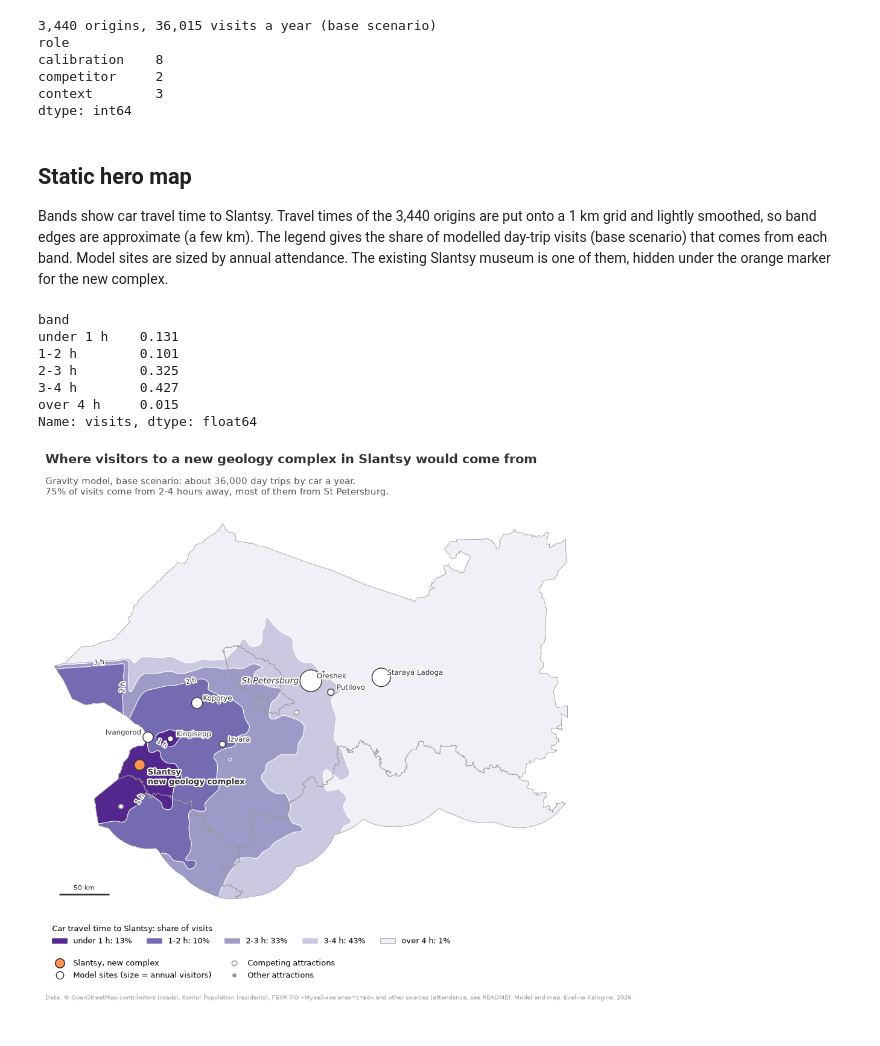
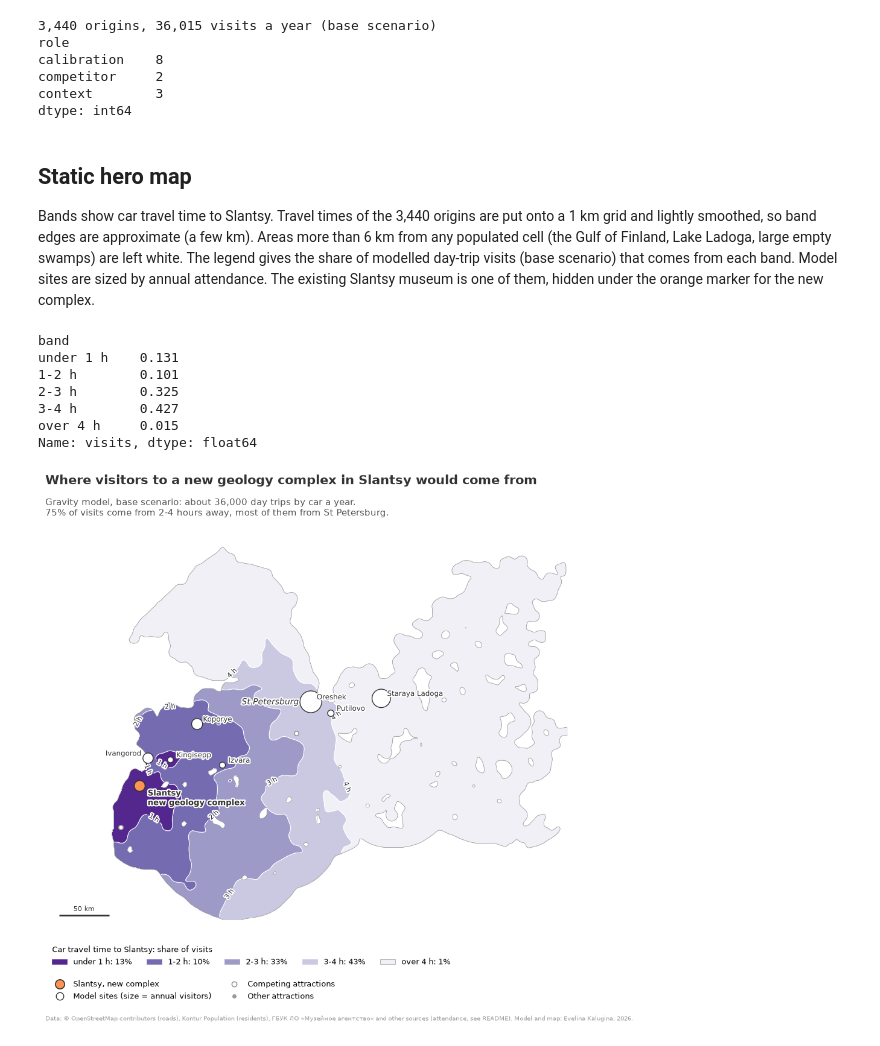
Before and after one commit to evelina-kalugina/klint-visitor-demand-model, a Jupyter notebook: notebooks/07_maps.ipynb, the cells around one changed output. Saved outputs shown, nothing was run; the diff lists cells and outputs as text; code cells hidden in the pictures.

```diff
--- a/notebooks/07_maps.ipynb
+++ b/notebooks/07_maps.ipynb
@@ -56,7 +57,7 @@ dtype: int64
 # %% [markdown]
 ## Static hero map
 
-Bands show car travel time to Slantsy. Travel times of the 3,440 origins are put onto a 1 km grid and lightly smoothed, so band edges are approximate (a few km). The legend gives the share of modelled day-trip visits (base scenario) that comes from each band. Model sites are sized by annual attendance. The existing Slantsy museum is one of them, hidden under the orange marker for the new complex.
+Bands show car travel time to Slantsy. Travel times of the 3,440 origins are put onto a 1 km grid and lightly smoothed, so band edges are approximate (a few km). Areas more than 6 km from any populated cell (the Gulf of Finland, Lake Ladoga, large empty swamps) are left white. The legend gives the share of modelled day-trip visits (base scenario) that comes from each band. Model sites are sized by annual attendance. The existing Slantsy museum is one of them, hidden under the orange marker for the new complex.
 # %%
 BANDS = [0, 60, 120, 180, 240, 10_000]
 BAND_NAMES = ["under 1 h", "1-2 h", "2-3 h", "3-4 h", "over 4 h"]
@@ -67,7 +68,7 @@ total = catch["visits"].sum()
 share = catch.groupby("band", observed=False)["visits"].sum() / total
 print(share.round(3))
 
-# travel time on a 1 km grid, smoothed, masked outside the study area
+# travel time on a 1 km grid, smoothed
 xmin, ymin, xmax, ymax = study.total_bounds
 STEP = 1_000
 gx, gy = np.meshgrid(np.arange(xmin, xmax, STEP), np.arange(ymin, ymax, STEP))
@@ -75,7 +76,12 @@ pts = catch[["x", "y"]].to_numpy()
 tt = griddata(pts, catch["time_min"], (gx, gy), method="linear")
 tt = np.where(np.isnan(tt), griddata(pts, catch["time_min"], (gx, gy), method="nearest"), tt)
 tt = gaussian_filter(tt, sigma=3)
-tt = np.ma.masked_where(~shapely.contains_xy(study.union_all(), gx, gy), tt)
+
+# keep only land near populated cells: drops the gulf, Ladoga and empty swamps
+dist, _ = cKDTree(pts).query(np.c_[gx.ravel(), gy.ravel()])
+populated = (dist.reshape(gx.shape) <= 6_000) & shapely.contains_xy(study.union_all(), gx, gy)
+land = gaussian_filter(populated.astype(float), sigma=2)
+tt = np.ma.masked_where(land < 0.5, tt)
 
 fig, ax = plt.subplots(figsize=(10, 9.5))
 fig.subplots_adjust(left=0.03, right=0.97, top=0.86, bottom=0.17)
@@ -85,7 +91,7 @@ cs = ax.contour(gx, gy, tt, levels=BANDS[1:-1], colors="white", linewidths=0.8,
 for txt in ax.clabel(cs, fmt=lambda v: f"{v / 60:.0f} h", fontsize=8, inline=True):
     txt.set_color(DARK)
     txt.set_path_effects(HALO)
-study.boundary.plot(ax=ax, color=GREY, linewidth=0.6, zorder=3)
+ax.contour(gx, gy, land, levels=[0.5], colors=GREY, linewidths=0.6, zorder=3)
 
 others = attractions[attractions["name_en"] != NEW_SITE_PROXY]
 ctx = others[others["role"] == "context"]
@@ -141,31 +147,31 @@ fig.legend(handles=band_handles, title="Car travel time to Slantsy: share of vis
 
 site_handles = [
     Line2D([0], [0], marker="o", ls="", markersize=11, markerfacecolor=ORANGE,
            markeredgecolor=DARK, markeredgewidth=1.2, label="Slantsy, new complex"),
     Line2D([0], [0], marker="o", ls="", markersize=9, markerfacecolor="white",
            markeredgecolor=DARK, label="Model sites (size = annual visitors)"),
     Line2D([0], [0], marker="o", ls="", markersize=6, markerfacecolor="white",
            markeredgecolor=GREY, markeredgewidth=1.2, label="Competing attractions"),
     Line2D([0], [0], marker="o", ls="", markersize=6, markerfacecolor=GREY,
            markeredgecolor="white", label="Other attractions"),
 ]
 fig.legend(handles=site_handles, loc="lower left", bbox_to_anchor=(0.06, 0.035), ncol=2,
            frameon=False, fontsize=9)
 
 fig.text(0.06, 0.012,
          "Data: © OpenStreetMap contributors (roads), Kontur Population (residents), "
          "ГБУК ЛО «Музейное агентство» and other sources (attendance, see README). "
          "Model and map: Evelina Kalugina, 2026.",
          fontsize=7.5, color=GREY, ha="left")
 
 fig.savefig("../figures/07_hero_map.png", dpi=200, bbox_inches="tight", facecolor="white")
 plt.show()
 # %% [output]
 band
 under 1 h    0.131
 1-2 h        0.101
 2-3 h        0.325
 3-4 h        0.427
 over 4 h     0.015
 Name: visits, dtype: float64
-[figure, old version]
+[figure, new version]
```
Also changed, not shown: parts of 1 cell of this notebook, 1 other file.
